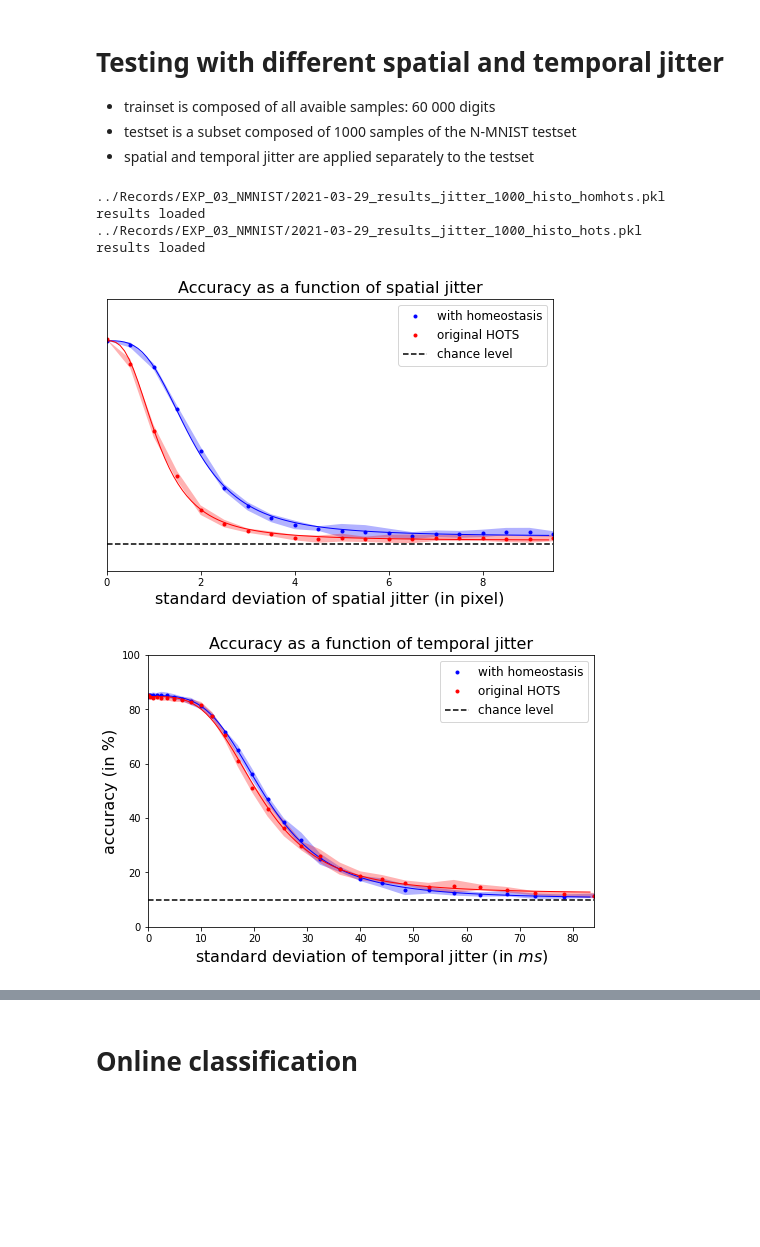
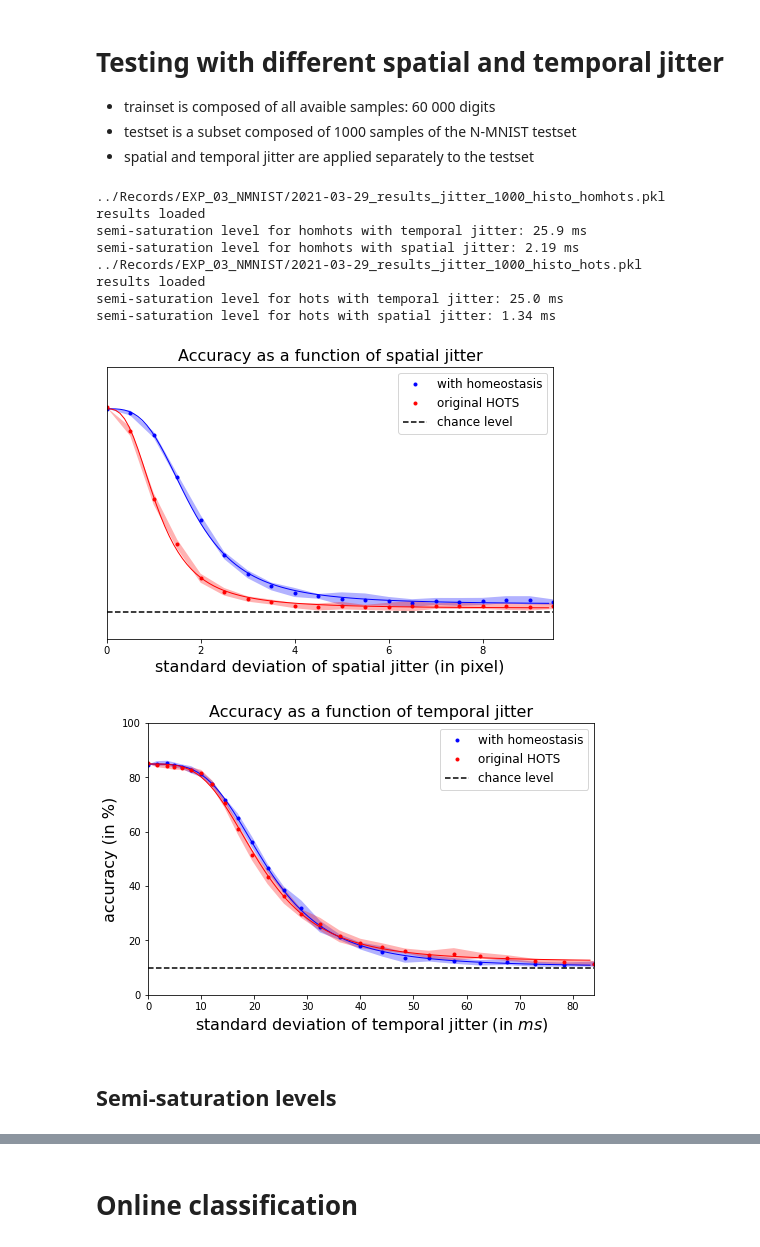
Before and after one commit to SpikeAI/HOTS, a Jupyter notebook: notebooks/RESULTS_03_NMNIST.ipynb, the cells around one changed output, grey strips where cells are left out. Drawn from its saved outputs; the diff is of its cells as text; code cells hidden in the pictures; blank space fills up the shorter version.

Commit message:
lr jitter

```diff
--- a/notebooks/RESULTS_03_NMNIST.ipynb
+++ b/notebooks/RESULTS_03_NMNIST.ipynb
@@ -138,6 +138,9 @@ from scipy.stats import beta
 
 jit_s = np.arange(0,10,0.5)
 jit_t = np.arange(0,100000,5000)
+jit_t = np.array([ 0, 1600,  2500,  3600,  4900,  6400,  8100, 1000,  12100, 14400, 16900,
+ 19600, 22500, 25600, 28900, 32400, 36100, 40000,  44100, 48400, 52900, 57600, 62500, 67600, 72900,
+ 78400, 84100])
 jit_s = jit_s**2
 
 nb_trials = 10
@@ -193,10 +196,11 @@ for name in ['homhots', 'hots']:
         with open(f_name, 'wb') as file:
             pickle.dump([score_t1, score_t12, jit_t, score_s1, score_s12, jit_s], file, pickle.HIGHEST_PROTOCOL)
 
+    score_t1 = np.delete(score_t1, [1,2,3,5], 1)
+    score_t12 = np.delete(score_t12, [1,2,3,5], 1)
+    jit_t = np.delete(jit_t, [1,2,3,5], 0)
+
     jit_t_plot, jit_s_plot = jit_t/1e3, np.sqrt(jit_s)
-
-    score_t12=score_t12[:9,:]
-    score_s12=score_s12[:9,:]
 
     score_stat1 = np.zeros([3,len(jit_t)])
     score_stat12 = np.zeros([3,len(jit_t)])
@@ -294,34 +298,57 @@ for name in ['homhots', 'hots']:
         ax_t.plot(jit_t_plot, score_stat12[1,:]*100, '.',color='blue', label='with homeostasis')
         ax_t.plot(x_fit_T, fit_T.detach().numpy()*100, color='blue', lw=1)
         ax_t.fill_between(jit_t_plot,
             score_stat12[2,:]*100, score_stat12[0,:]*100,
             facecolor = 'blue', edgecolor = None, alpha = .3)
 
+    # semi-saturation levels
+    chance = 0.1
+    valmax = 0.851
+    semisat = (valmax-chance)/2
+    y = 1
+    x = 0
+    while y>semisat:
+        x += 0.1
+        y = logistic_model_T(x)
+    print(f'semi-saturation level for {name} with temporal jitter: {np.round(x,3)} ms')
+    y = 1
+    x = 0
+    while y>semisat:
+        x += 0.01
+        y = logistic_model_S(x)
+    print(f'semi-saturation level for {name} with spatial jitter: {np.round(x,3)} ms')
+
 chance_s = np.ones([len(jit_s_plot)])*10
 ax_s.plot(jit_s_plot,chance_s, 'k--', label='chance level')
 chance_t = np.ones([len(jit_t_plot)])*10
 ax_t.plot(jit_t_plot,chance_t, 'k--', label='chance level')
 ax_t.axis([0,max(jit_t_plot),0,100]);
 ax_t.set_xlabel('standard deviation of temporal jitter (in $ms$)', fontsize=16);
 ax_t.set_ylabel('accuracy (in %)', fontsize=16);
 #ax_t.set_yticks([])
 ax_t.set_title('Accuracy as a function of temporal jitter', fontsize=16);
 ax_t.legend(fontsize=12);
 
 ax_s.axis([0,max(jit_s_plot),0,100]);
 ax_s.set_xlabel('standard deviation of spatial jitter (in pixel)', fontsize=16);
 #ax_s.set_ylabel('accuracy (in %)', fontsize=16);
 ax_s.set_yticks([])
 ax_s.set_title('Accuracy as a function of spatial jitter', fontsize=16);
 #plt.yticks([],[])
 ax_s.legend(fontsize=12);
 # %% [output]
 ../Records/EXP_03_NMNIST/2021-03-29_results_jitter_1000_histo_homhots.pkl
 results loaded
+semi-saturation level for homhots with temporal jitter: 25.9 ms
+semi-saturation level for homhots with spatial jitter: 2.19 ms
 ../Records/EXP_03_NMNIST/2021-03-29_results_jitter_1000_histo_hots.pkl
 results loaded
+semi-saturation level for hots with temporal jitter: 25.0 ms
+semi-saturation level for hots with spatial jitter: 1.34 ms
 [figure]
-[figure, old version]
+[figure, new version]
 # %%
 printfig(fig_s, 'spatial_jitter.pdf')
 printfig(fig_t, 'temporal_jitter.pdf')
+# %% [markdown]
+## Semi-saturation levels
```
Also changed, not shown: parts of 2 cells of this notebook, 1 other file.
